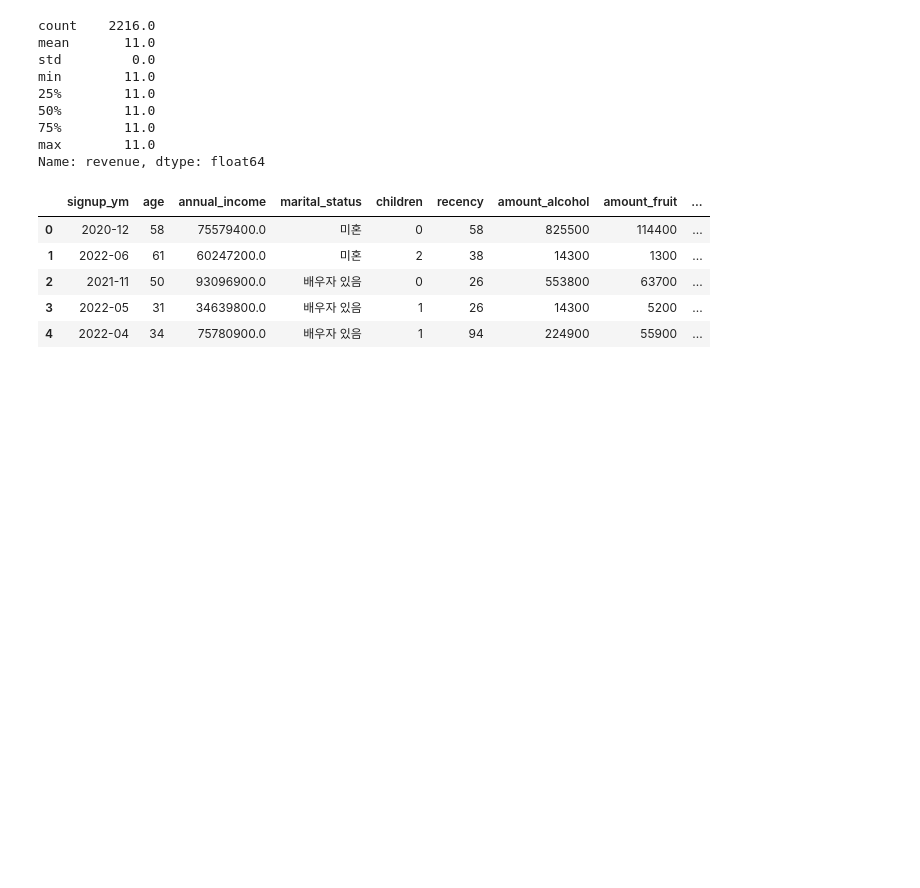
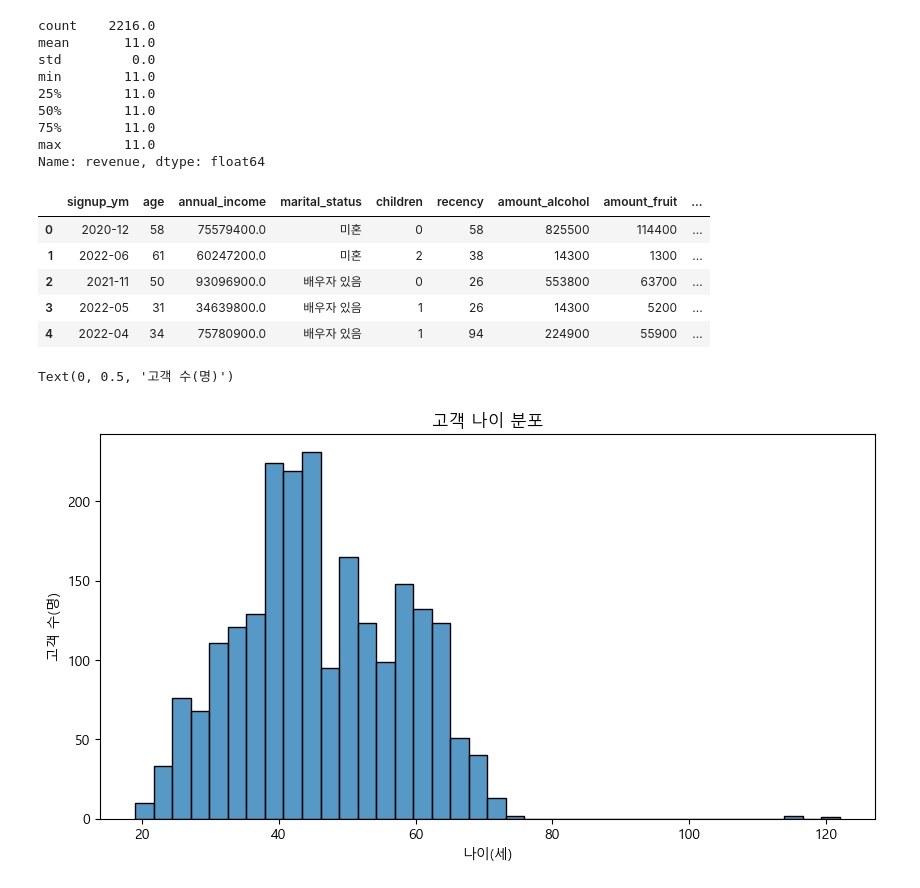
Before and after one commit to Crystal-0109/Codeit, a Jupyter notebook: SupermarketCustomerProject/SupermarketCustomer.ipynb, the cells around one changed output. Drawn from its saved outputs; the diff is of its cells as text; code cells hidden in the pictures; blank space fills up the shorter version.

```diff
--- a/SupermarketCustomerProject/SupermarketCustomer.ipynb
+++ b/SupermarketCustomerProject/SupermarketCustomer.ipynb
@@ -208,3 +208,14 @@ customer_df.head()
 | 2 | 2021-11 | 50 | 93096900.0 | 배우자 있음 | 0 | 26 | 553800 | 63700 | ... |
 | 3 | 2022-05 | 31 | 34639800.0 | 배우자 있음 | 1 | 26 | 14300 | 5200 | ... |
 | 4 | 2022-04 | 34 | 75780900.0 | 배우자 있음 | 1 | 94 | 224900 | 55900 | ... |
+# %%
+plt.rc('font', family='Malgun Gothic')
+# %%
+plt.rcParams['figure.figsize'] = (10, 5)
+sns.histplot(data=customer_df['age'])
+plt.title('고객 나이 분포')
+plt.xlabel('나이(세)')
+plt.ylabel('고객 수(명)')
+# %% [output]
+Text(0, 0.5, '고객 수(명)')
+[figure, added]
```
Also changed, not shown: parts of 14 cells of this notebook.
